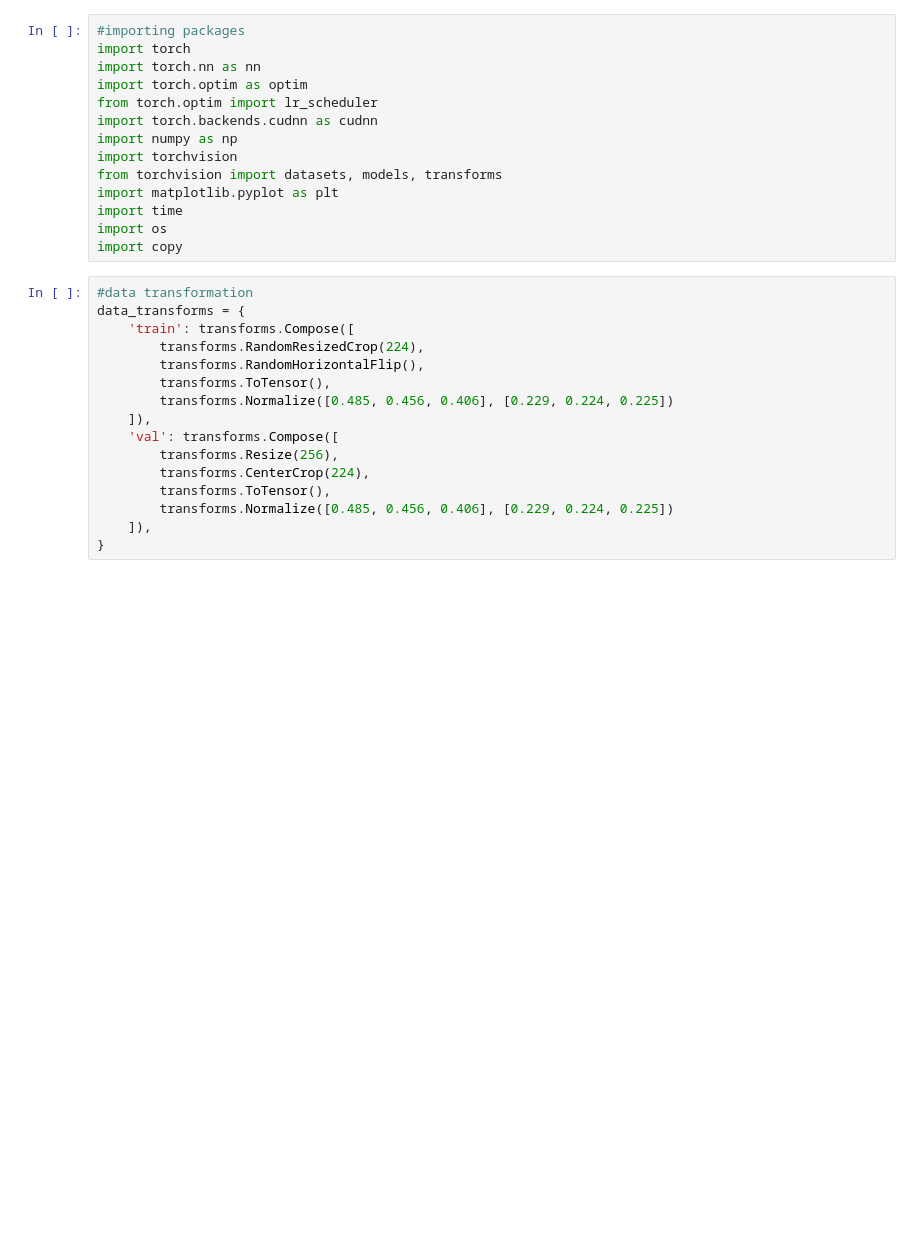
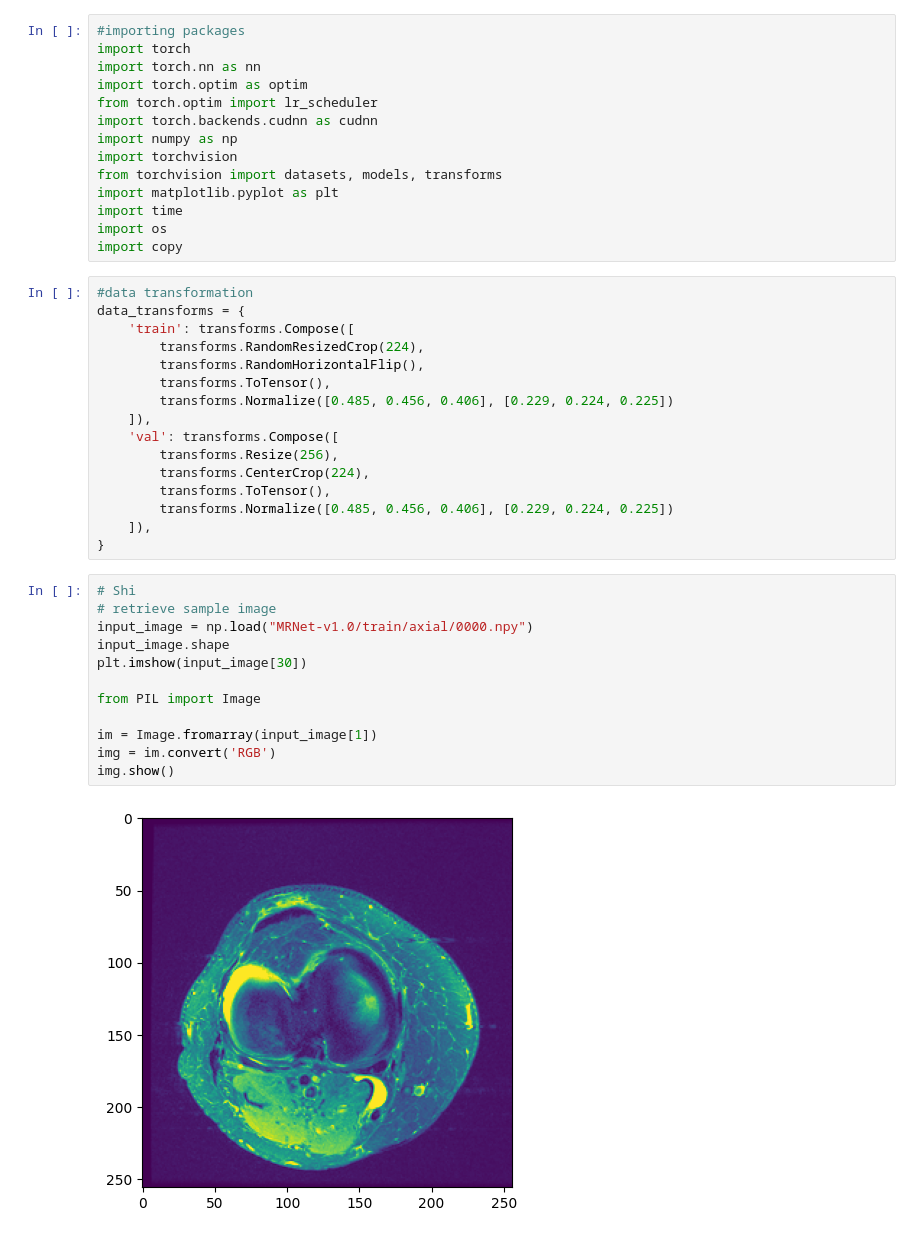
Before and after one commit to jctubb/DataScienceFinalProject, a Jupyter notebook: model.ipynb, the cells around one changed output. Cells and saved outputs as stored; diff of their text form; blank space fills up the shorter version.

```diff
--- a/model.ipynb
+++ b/model.ipynb
@@ -28,3 +28,17 @@ data_transforms = {
         transforms.Normalize([0.485, 0.456, 0.406], [0.229, 0.224, 0.225])
     ]),
 }
+# %%
+# Shi
+# retrieve sample image
+input_image = np.load("MRNet-v1.0/train/axial/0000.npy")
+input_image.shape
+plt.imshow(input_image[30])
+
+from PIL import Image
+
+im = Image.fromarray(input_image[1])
+img = im.convert('RGB')
+img.show()
+# %% [output]
+[figure, added]
```
Also changed, not shown: parts of 5 cells of this notebook.
